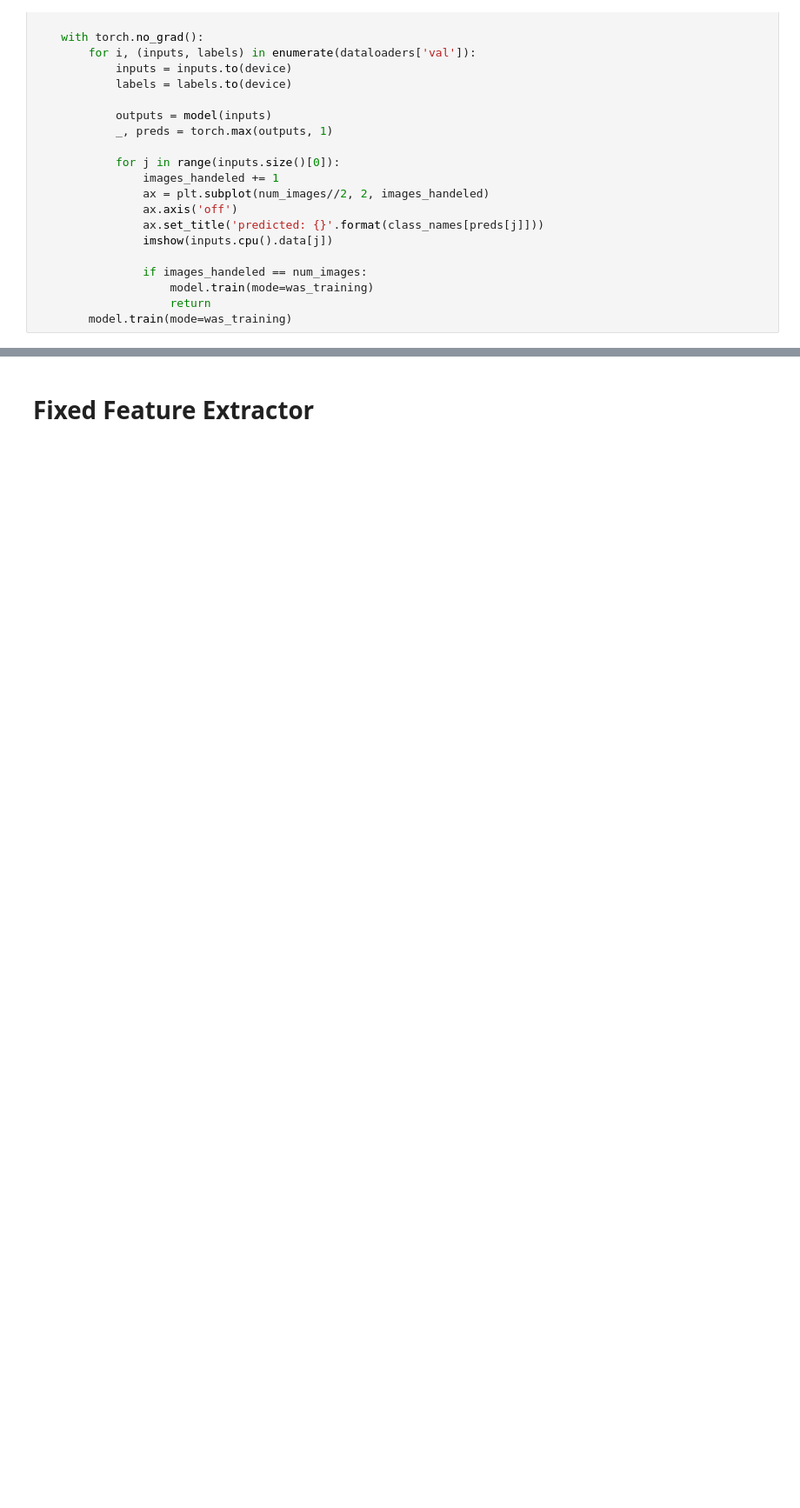
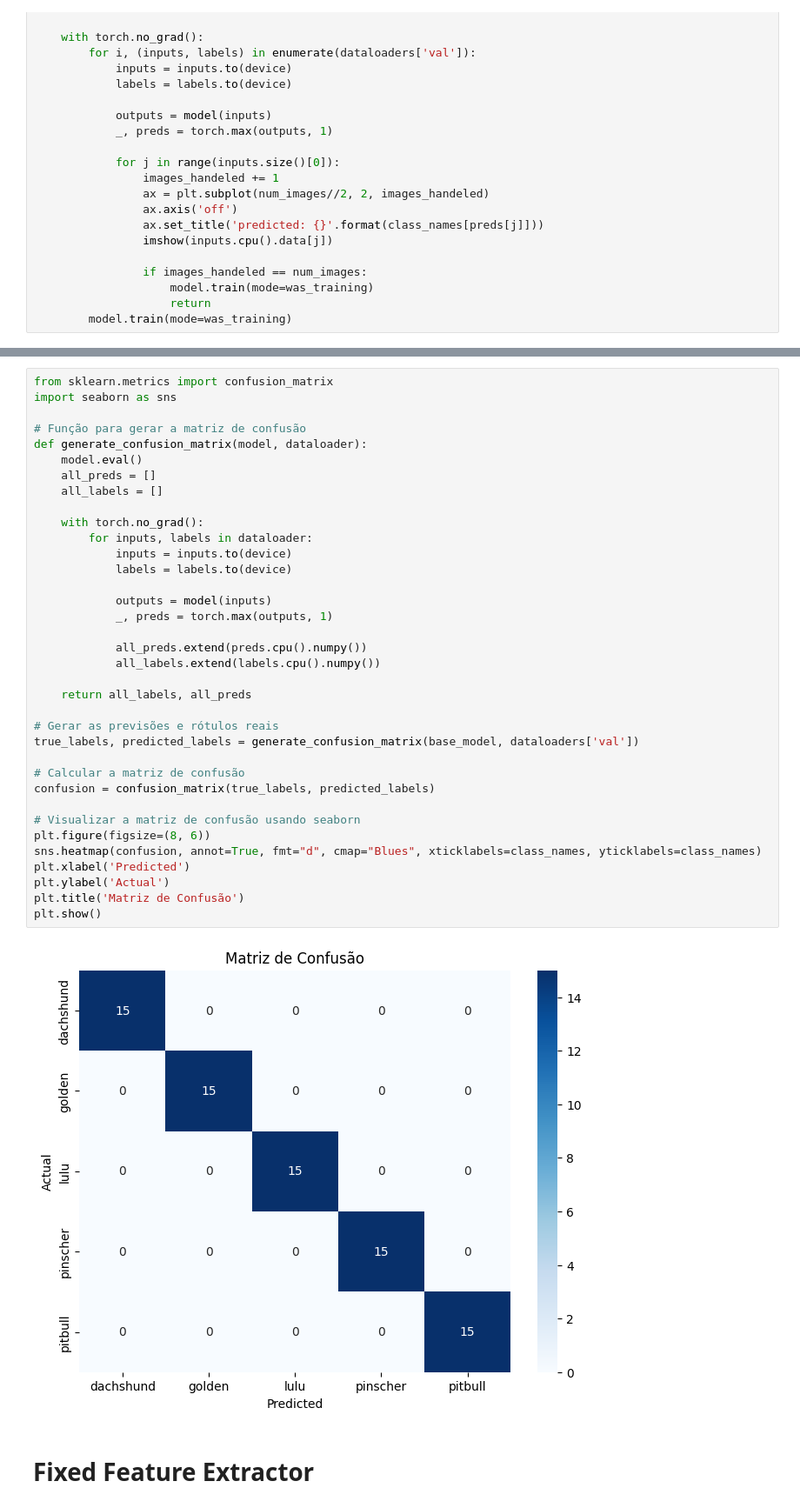
Before and after one commit to breno-mendes/neural-network-dogs, a Jupyter notebook: Dog_Breed_Classification_Model_using_ResNet34.ipynb, the cells around one changed output, grey strips where cells are left out. Shown: that part at 87% size. Drawn from its saved outputs; the diff is of its cells as text; blank space fills up the shorter version.

Commit message:
update notebook with confusion matrix

```diff
--- a/Dog_Breed_Classification_Model_using_ResNet34.ipynb
+++ b/Dog_Breed_Classification_Model_using_ResNet34.ipynb
@@ -367,3 +370,41 @@ plt.show()
+# %%
+from sklearn.metrics import confusion_matrix
+import seaborn as sns
+
+# Função para gerar a matriz de confusão
+def generate_confusion_matrix(model, dataloader):
+    model.eval()
+    all_preds = []
+    all_labels = []
+
+    with torch.no_grad():
+        for inputs, labels in dataloader:
+            inputs = inputs.to(device)
+            labels = labels.to(device)
+
+            outputs = model(inputs)
+            _, preds = torch.max(outputs, 1)
+
+            all_preds.extend(preds.cpu().numpy())
+            all_labels.extend(labels.cpu().numpy())
+
+    return all_labels, all_preds
+
+# Gerar as previsões e rótulos reais
+true_labels, predicted_labels = generate_confusion_matrix(base_model, dataloaders['val'])
+
+# Calcular a matriz de confusão
+confusion = confusion_matrix(true_labels, predicted_labels)
+
+# Visualizar a matriz de confusão usando seaborn
+plt.figure(figsize=(8, 6))
+sns.heatmap(confusion, annot=True, fmt="d", cmap="Blues", xticklabels=class_names, yticklabels=class_names)
+plt.xlabel('Predicted')
+plt.ylabel('Actual')
+plt.title('Matriz de Confusão')
+plt.show()
+# %% [output]
+[figure, added]
 # %% [markdown]
 # Fixed Feature Extractor
 # %%
```
Also changed, not shown: parts of 11 cells of this notebook, 2 other files.
